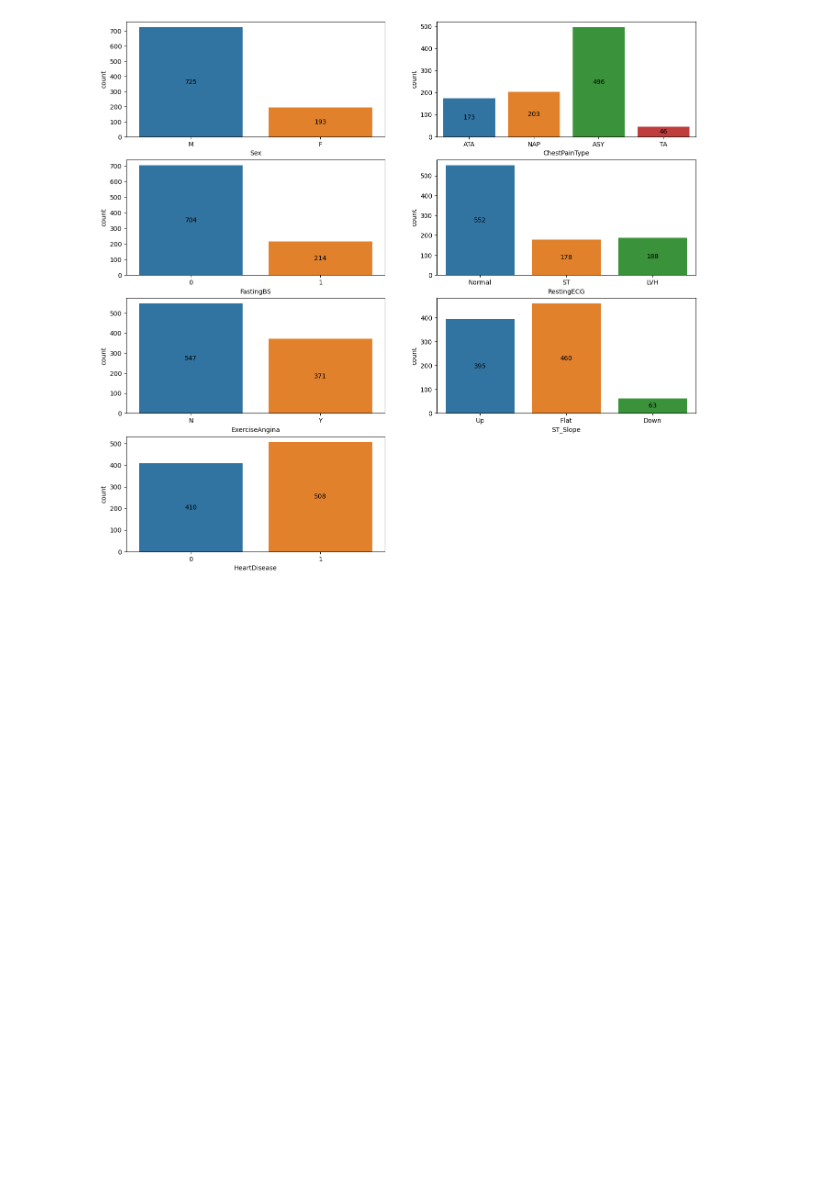
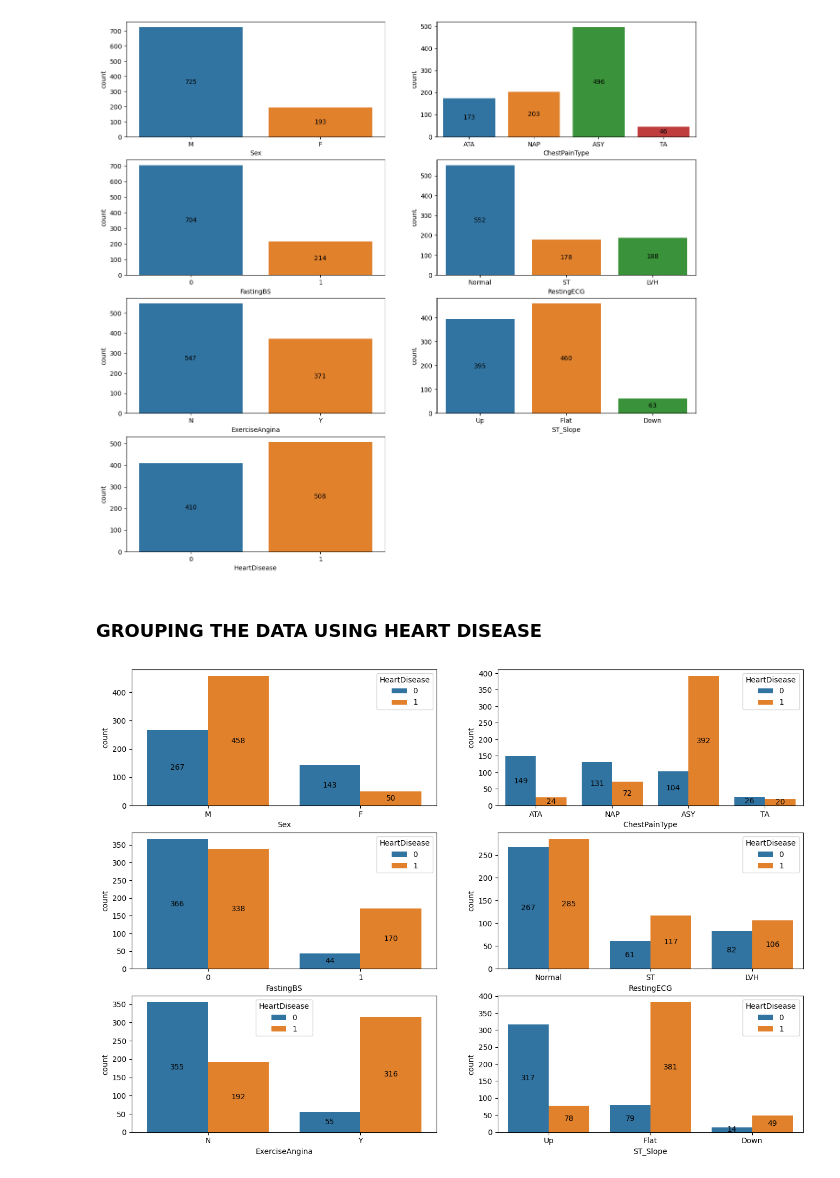
Before and after one commit to RoseMwangi98/Predicting_heart_disease_KNN, a Jupyter notebook: heartdisease.ipynb, the cells around one changed output. Drawn from its saved outputs; the diff is of its cells as text; code cells hidden in the pictures; blank space fills up the shorter version.

```diff
--- a/heartdisease.ipynb
+++ b/heartdisease.ipynb
@@ -115,3 +115,17 @@ for idx, col in enumerate(categorical_cols):
         ax.bar_label(container, label_type="center")
 # %% [output]
 [figure]
+# %% [markdown]
+### GROUPING THE DATA USING HEART DISEASE
+# %%
+fig = plt.figure(figsize=(16,15))
+
+for idx, col in enumerate(categorical_cols[:-1]):
+    ax = plt.subplot(4, 2, idx+1)
+    # group by HeartDisease
+    sns.countplot(x=df[col], hue=df["HeartDisease"], ax=ax)
+    # add data labels to each bar
+    for container in ax.containers:
+        ax.bar_label(container, label_type="center")
+# %% [output]
+[figure, added]
```
Also changed, not shown: parts of 9 cells of this notebook.
